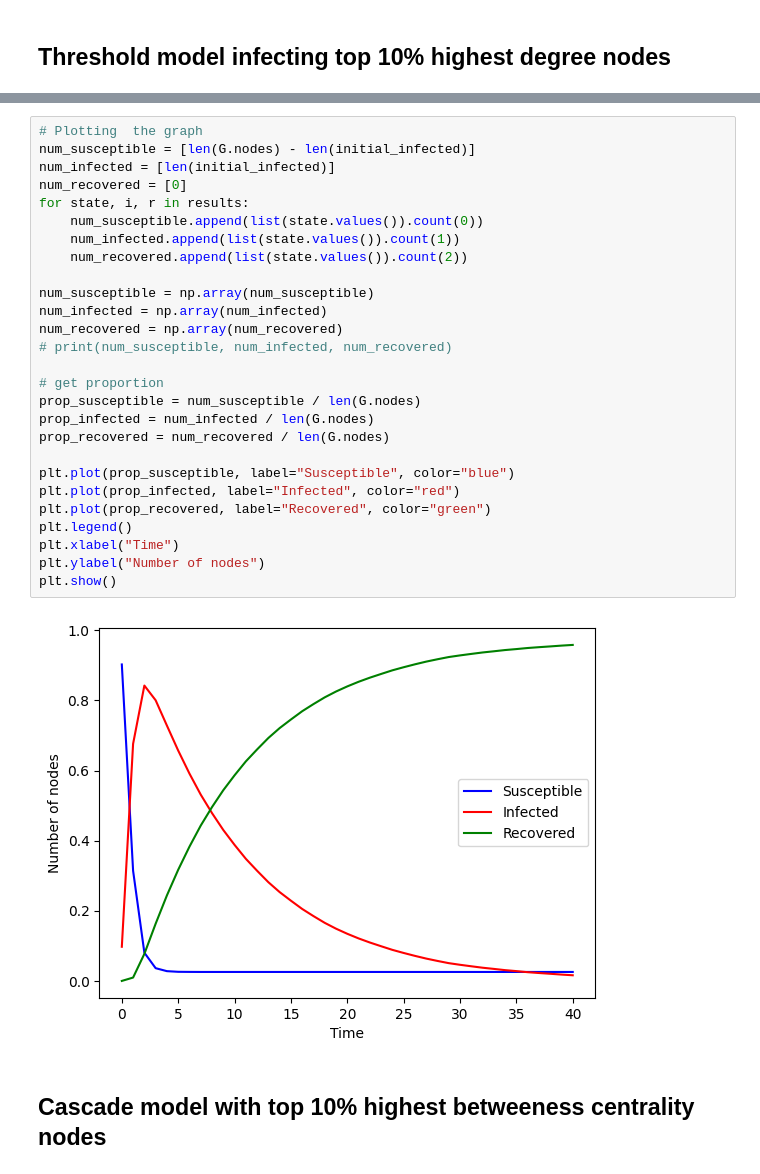
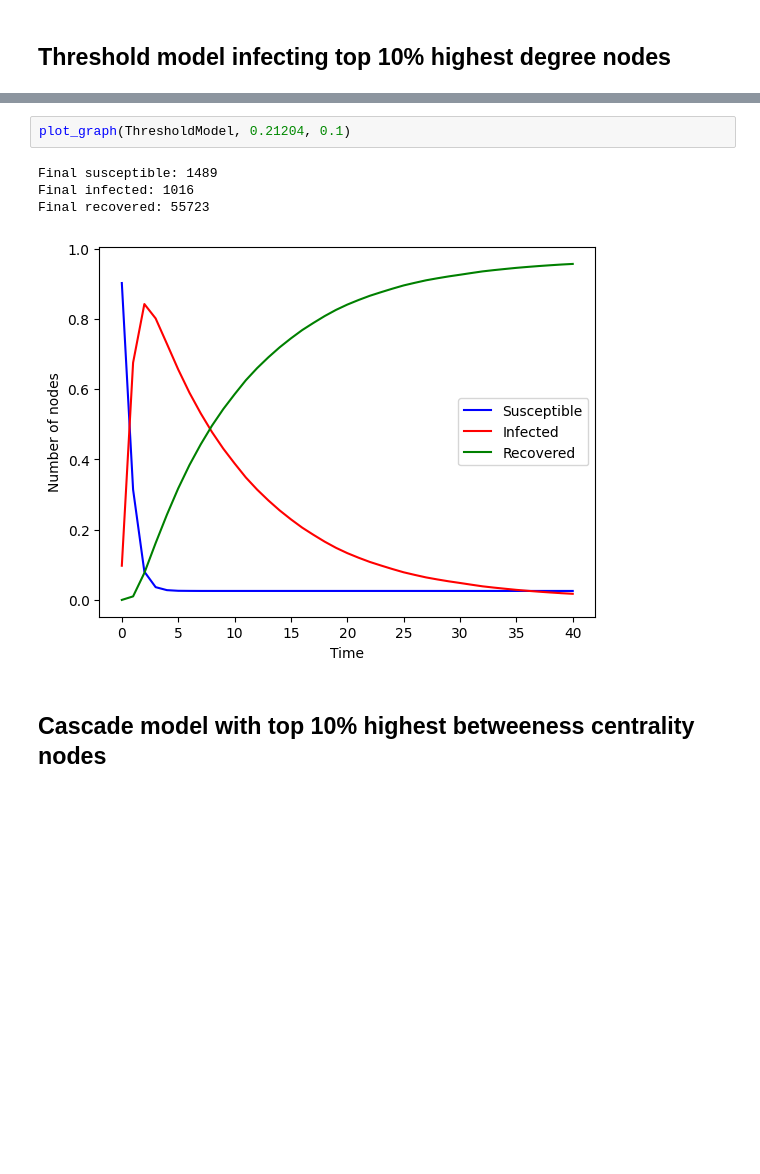
Before and after one commit to NetworkGang/NA-Project, a Jupyter notebook: src/Spreading.ipynb, the cells around one changed output, grey strips where cells are left out. Saved outputs shown, nothing was run; the diff lists cells and outputs as text; blank space fills up the shorter version.

```diff
--- a/src/Spreading.ipynb
+++ b/src/Spreading.ipynb
@@ -330,32 +141,10 @@ Final recovered: 55800
-# %%
-# Plotting  the graph
-num_susceptible = [len(G.nodes) - len(initial_infected)]
-num_infected = [len(initial_infected)]
-num_recovered = [0]
-for state, i, r in results:
-    num_susceptible.append(list(state.values()).count(0))
-    num_infected.append(list(state.values()).count(1))
-    num_recovered.append(list(state.values()).count(2))
-
-num_susceptible = np.array(num_susceptible)
-num_infected = np.array(num_infected)
-num_recovered = np.array(num_recovered)
-# print(num_susceptible, num_infected, num_recovered)
-
-# get proportion
-prop_susceptible = num_susceptible / len(G.nodes)
-prop_infected = num_infected / len(G.nodes)
-prop_recovered = num_recovered / len(G.nodes)
-
-plt.plot(prop_susceptible, label="Susceptible", color="blue")
-plt.plot(prop_infected, label="Infected", color="red")
-plt.plot(prop_recovered, label="Recovered", color="green")
-plt.legend()
-plt.xlabel("Time")
-plt.ylabel("Number of nodes")
-plt.show()
-# %% [output]
-[figure, removed]
+# %%
+plot_graph(ThresholdModel, 0.21204, 0.1)
+# %% [output]
+Final susceptible: 1489
+Final infected: 1016
+Final recovered: 55723
+[figure, added]
 # %% [markdown]
 ## Cascade model with top 10% highest betweeness centrality nodes
 # %%
```
Also changed, not shown: parts of 14 cells of this notebook.
